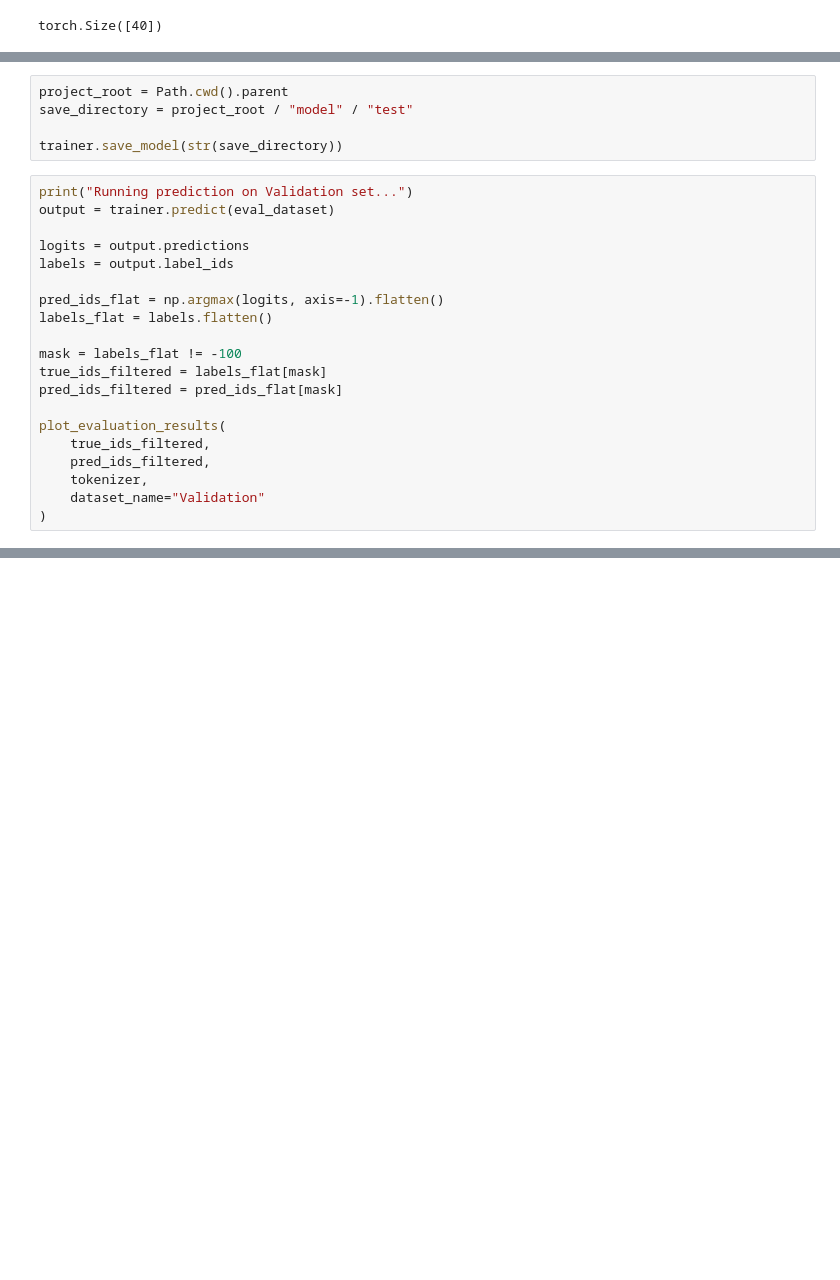
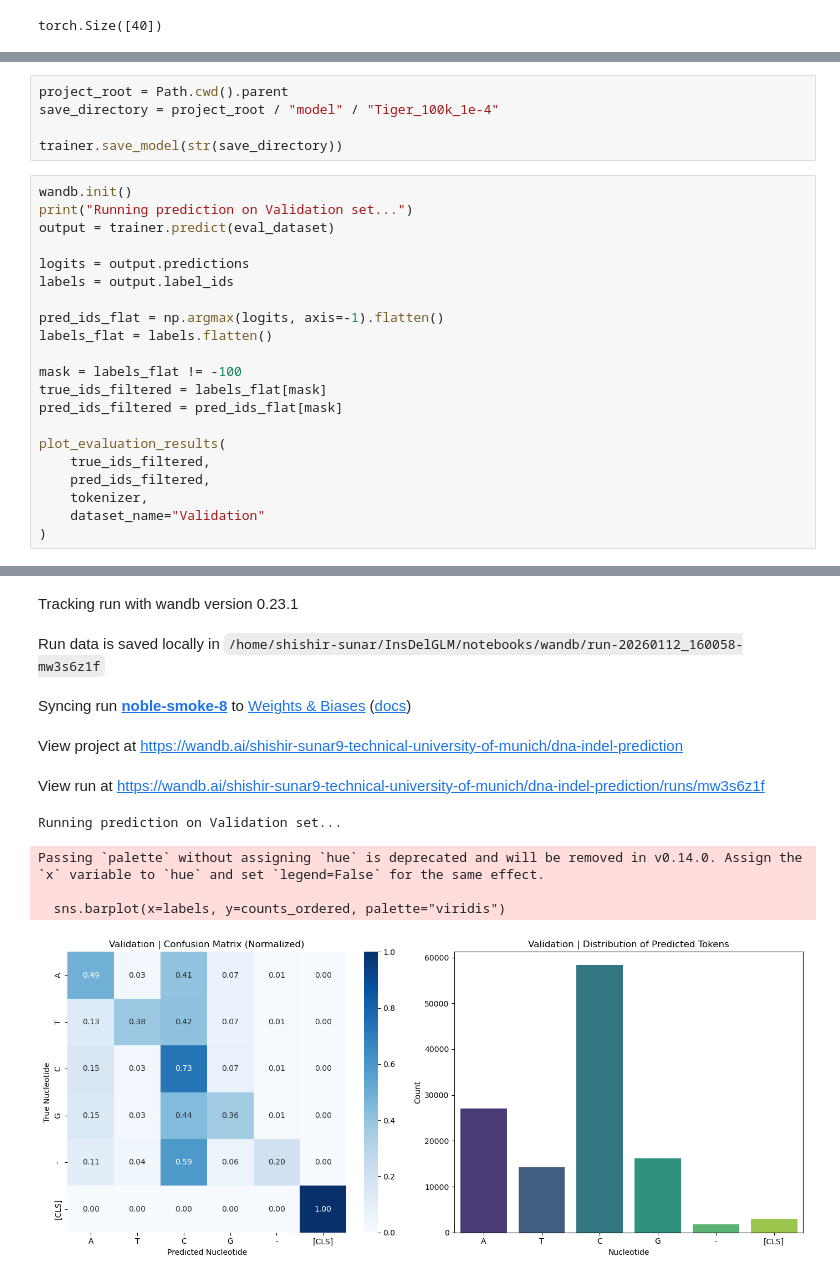
Before and after one commit to LegoCreation/InsDelGLM, a Jupyter notebook: notebooks/simulated_model.ipynb, the cells around one changed output, grey strips where cells are left out. Saved outputs shown, nothing was run; the diff lists cells and outputs as text; blank space fills up the shorter version.

```diff
--- a/notebooks/simulated_model.ipynb
+++ b/notebooks/simulated_model.ipynb
@@ -283,9 +295,10 @@ plt.show()
 # %%
 project_root = Path.cwd().parent
-save_directory = project_root / "model" / "test"
+save_directory = project_root / "model" / "Tiger_100k_1e-4"
 
 trainer.save_model(str(save_directory))
 # %%
+wandb.init()
 print("Running prediction on Validation set...")
 output = trainer.predict(eval_dataset)
 
@@ -305,3 +318,4 @@ plot_evaluation_results(
     tokenizer,
     dataset_name="Validation"
 )
+# %% [output]
@@ -307,0 +323,10 @@ plot_evaluation_results(
+Tracking run with wandb version 0.23.1
+Run data is saved locally in /home/shishir-sunar/InsDelGLM/notebooks/wandb/run-20260112_160058-mw3s6z1f
+Syncing run noble-smoke-8 to Weights & Biases (docs)
+View project at https://wandb.ai/shishir-sunar9-technical-university-of-munich/dna-indel-prediction
+View run at https://wandb.ai/shishir-sunar9-technical-university-of-munich/dna-indel-prediction/runs/mw3s6z1f
+Running prediction on Validation set...
+Passing `palette` without assigning `hue` is deprecated and will be removed in v0.14.0. Assign the `x` variable to `hue` and set `legend=False` for the same effect.
+
+  sns.barplot(x=labels, y=counts_ordered, palette="viridis")
+[figure, added]
```
Also changed, not shown: parts of 6 cells of this notebook, 1 other file.
